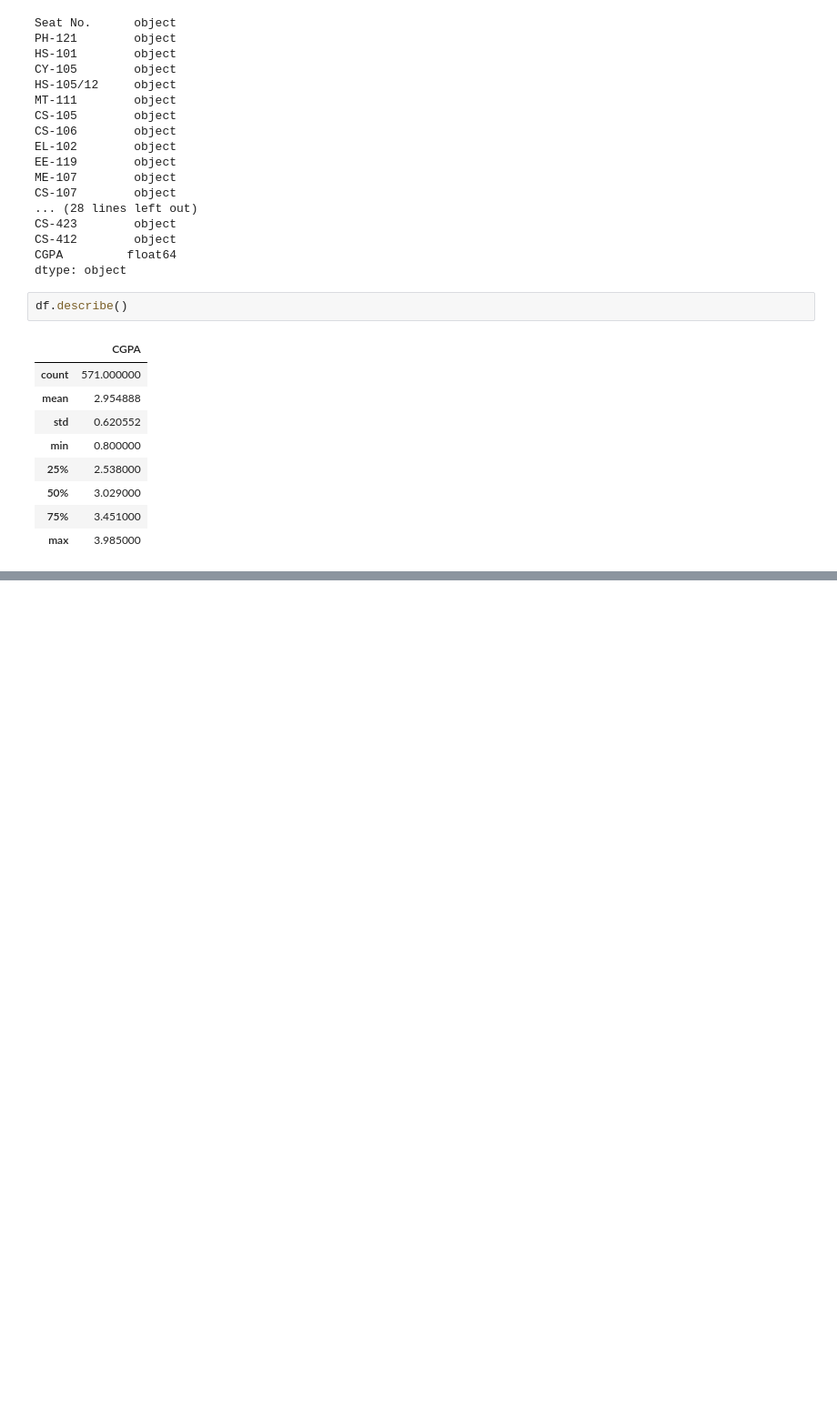
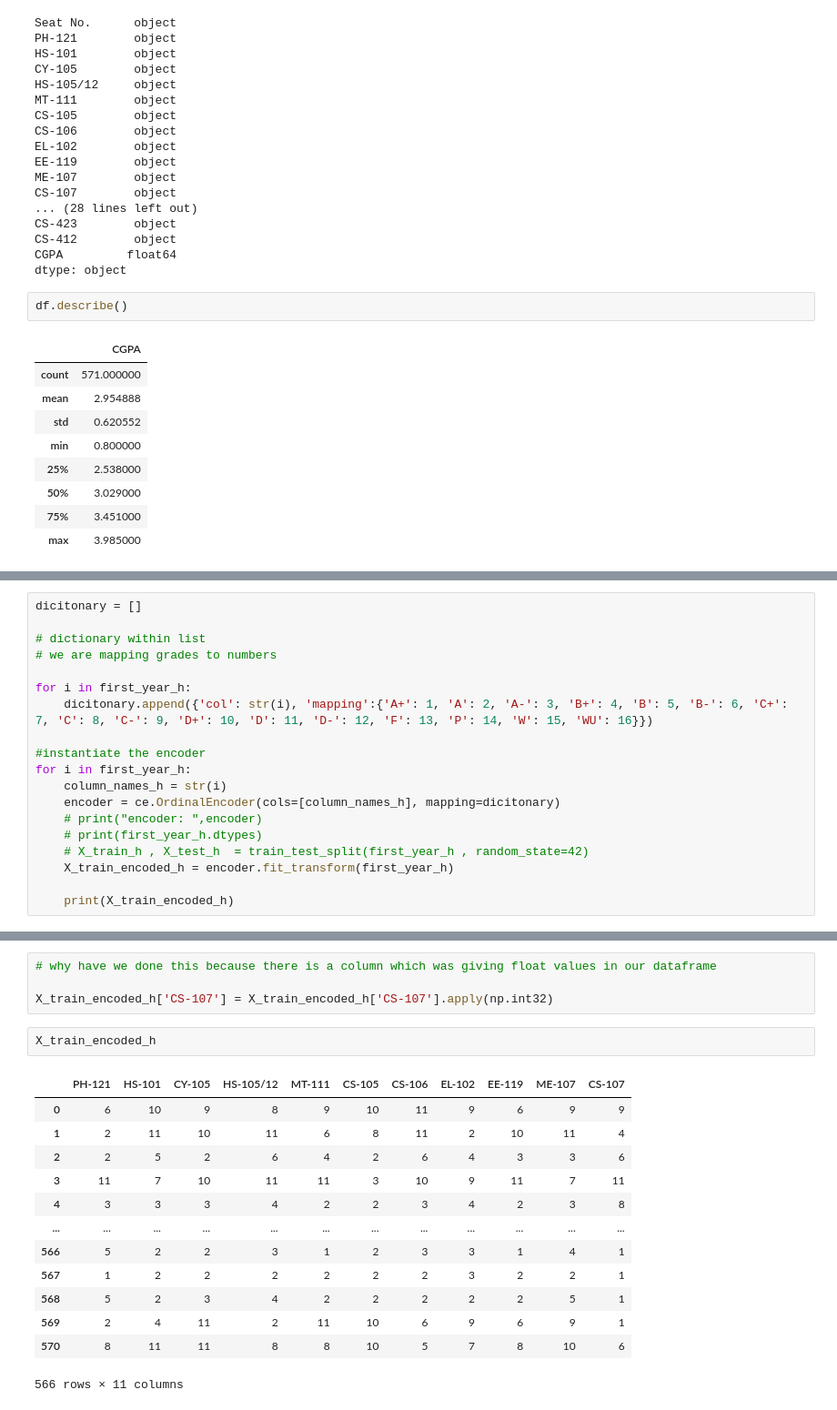
Before and after one commit to MuhammadZainAmmad/CEP_ML, a Jupyter notebook: Solution/CEP_ML.ipynb, the cells around one changed output, grey strips where cells are left out. Shown: that part at 91% size. Drawn from its saved outputs; the diff is of its cells as text; blank space fills up the shorter version.

```diff
--- a/Solution/CEP_ML.ipynb
+++ b/Solution/CEP_ML.ipynb
@@ -95,0 +210,19 @@ dtype: int64
+# %%
+dicitonary = []
+
+# dictionary within list
+# we are mapping grades to numbers
+
+for i in first_year_h:
+    dicitonary.append({'col': str(i), 'mapping':{'A+': 1, 'A': 2, 'A-': 3, 'B+': 4, 'B': 5, 'B-': 6, 'C+': 7, 'C': 8, 'C-': 9, 'D+': 10, 'D': 11, 'D-': 12, 'F': 13, 'P': 14, 'W': 15, 'WU': 16}})
+
+#instantiate the encoder
+for i in first_year_h:
+    column_names_h = str(i)
+    encoder = ce.OrdinalEncoder(cols=[column_names_h], mapping=dicitonary)
+    # print("encoder: ",encoder)
+    # print(first_year_h.dtypes)
+    # X_train_h , X_test_h  = train_test_split(first_year_h , random_state=42)
+    X_train_encoded_h = encoder.fit_transform(first_year_h)
+
+    print(X_train_encoded_h)
@@ -95,0 +247,20 @@ dtype: int64
+# %%
+# why have we done this because there is a column which was giving float values in our dataframe
+
+X_train_encoded_h['CS-107'] = X_train_encoded_h['CS-107'].apply(np.int32)
+# %%
+X_train_encoded_h
+# %% [output]
+|  | PH-121 | HS-101 | CY-105 | HS-105/12 | MT-111 | CS-105 | CS-106 | EL-102 | EE-119 | ME-107 | CS-107 |
+| 0 | 6 | 10 | 9 | 8 | 9 | 10 | 11 | 9 | 6 | 9 | 9 |
+| 1 | 2 | 11 | 10 | 11 | 6 | 8 | 11 | 2 | 10 | 11 | 4 |
+| 2 | 2 | 5 | 2 | 6 | 4 | 2 | 6 | 4 | 3 | 3 | 6 |
+| 3 | 11 | 7 | 10 | 11 | 11 | 3 | 10 | 9 | 11 | 7 | 11 |
+| 4 | 3 | 3 | 3 | 4 | 2 | 2 | 3 | 4 | 2 | 3 | 8 |
+| ... | ... | ... | ... | ... | ... | ... | ... | ... | ... | ... | ... |
+| 566 | 5 | 2 | 2 | 3 | 1 | 2 | 3 | 3 | 1 | 4 | 1 |
+| 567 | 1 | 2 | 2 | 2 | 2 | 2 | 2 | 3 | 2 | 2 | 1 |
+| 568 | 5 | 2 | 3 | 4 | 2 | 2 | 2 | 2 | 2 | 5 | 1 |
+| 569 | 2 | 4 | 11 | 2 | 11 | 10 | 6 | 9 | 6 | 9 | 1 |
+| 570 | 8 | 11 | 11 | 8 | 8 | 10 | 5 | 7 | 8 | 10 | 6 |
+566 rows × 11 columns
```
Also changed, not shown: parts of 11 cells of this notebook.
